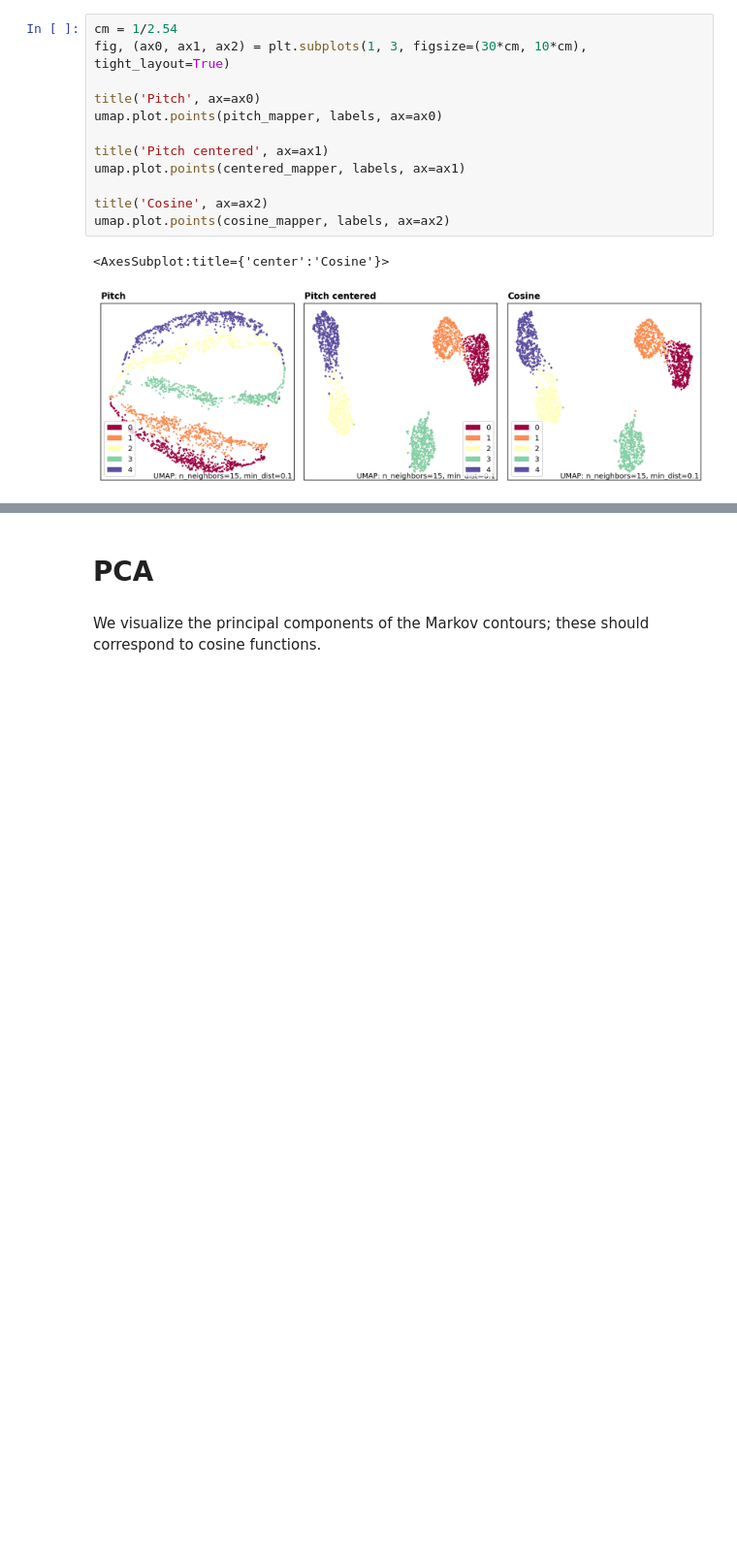
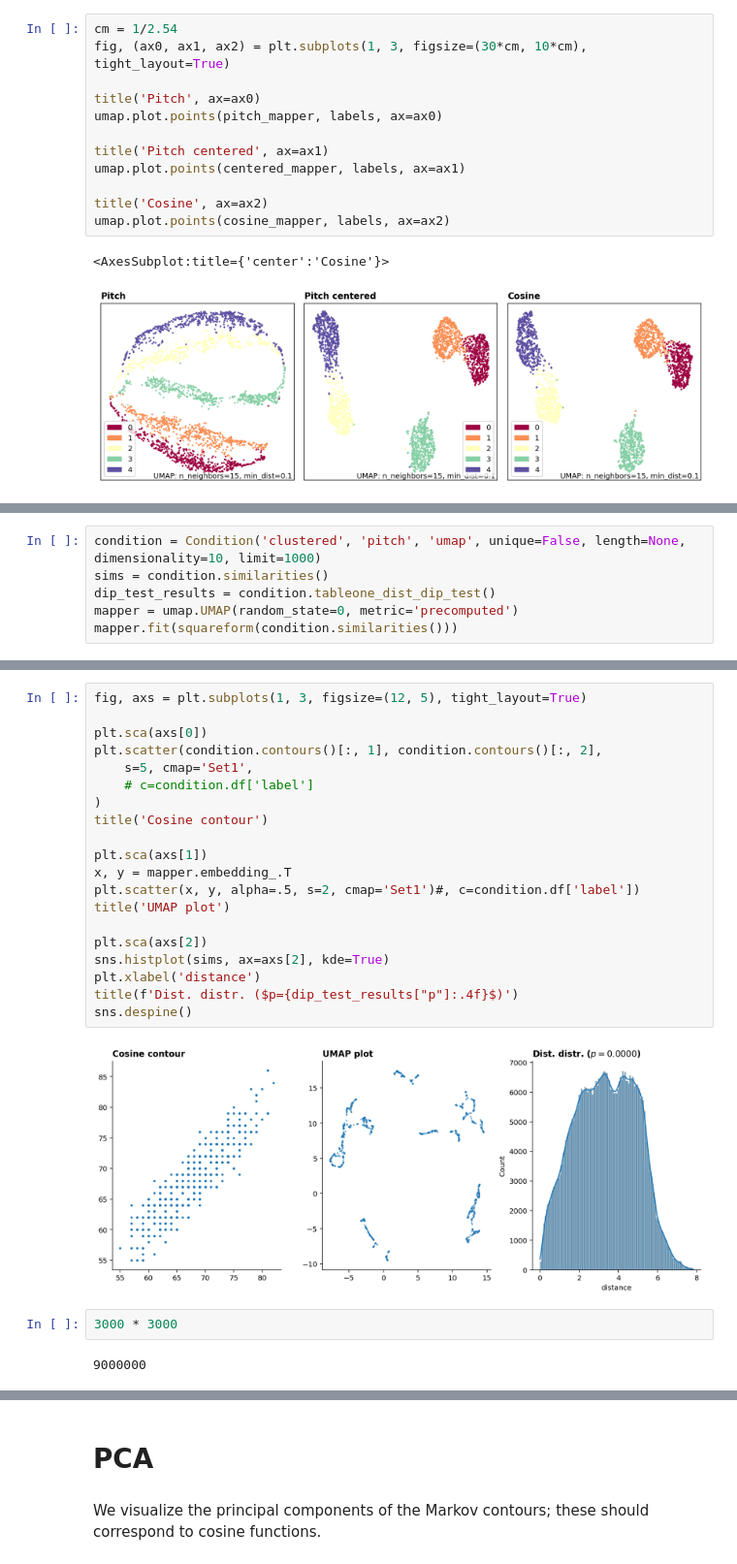
Before and after one commit to bacor/shapes-of-music, a Jupyter notebook: clean_notebooks/Synthetic contours.ipynb, the cells around one changed output, grey strips where cells are left out. Shown at 97% size. Cells and saved outputs as stored; diff of their text form; blank space fills up the shorter version.

```diff
--- a/clean_notebooks/Synthetic contours.ipynb
+++ b/clean_notebooks/Synthetic contours.ipynb
@@ -176,0 +201,6 @@ umap.plot.points(cosine_mapper, labels, ax=ax2)
+# %%
+condition = Condition('clustered', 'pitch', 'umap', unique=False, length=None, dimensionality=10, limit=1000)
+sims = condition.similarities()
+dip_test_results = condition.tableone_dist_dip_test()
+mapper = umap.UMAP(random_state=0, metric='precomputed')
+mapper.fit(squareform(condition.similarities()))
@@ -176,0 +209,26 @@ umap.plot.points(cosine_mapper, labels, ax=ax2)
+# %%
+fig, axs = plt.subplots(1, 3, figsize=(12, 5), tight_layout=True)
+
+plt.sca(axs[0])
+plt.scatter(condition.contours()[:, 1], condition.contours()[:, 2],
+    s=5, cmap='Set1',
+    # c=condition.df['label']
+)
+title('Cosine contour')
+
+plt.sca(axs[1])
+x, y = mapper.embedding_.T
+plt.scatter(x, y, alpha=.5, s=2, cmap='Set1')#, c=condition.df['label'])
+title('UMAP plot')
+
+plt.sca(axs[2])
+sns.histplot(sims, ax=axs[2], kde=True)
+plt.xlabel('distance')
+title(f'Dist. distr. ($p={dip_test_results["p"]:.4f}$)')
+sns.despine()
+# %% [output]
+[figure, added]
+# %%
+3000 * 3000
+# %% [output]
+9000000
```
Also changed, not shown: parts of 10 cells of this notebook, 8 other files.
